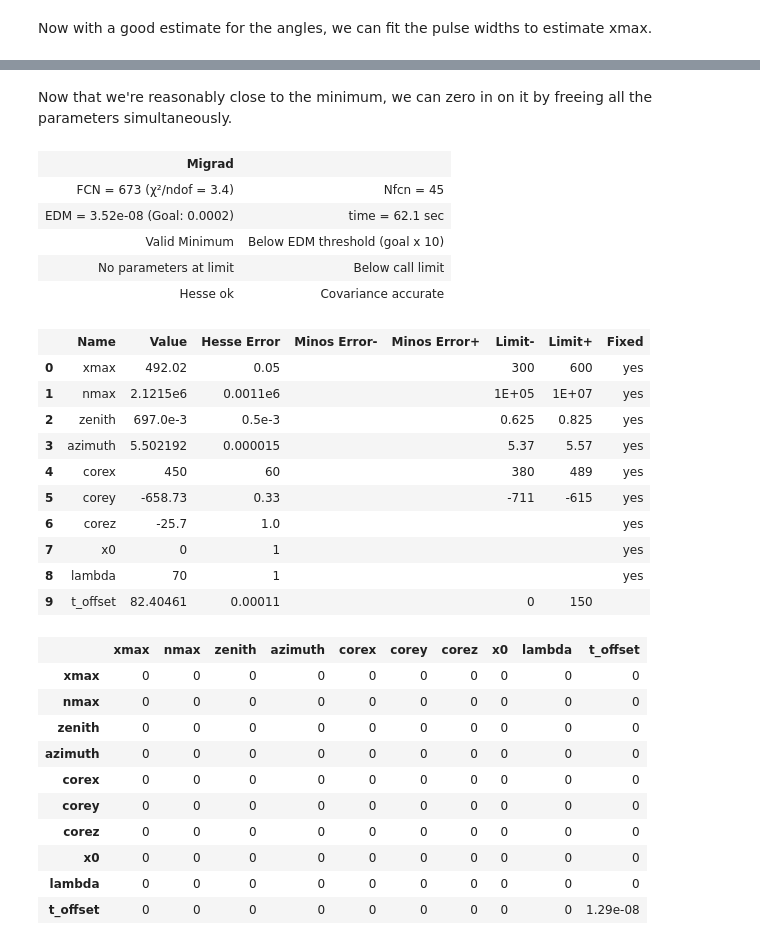
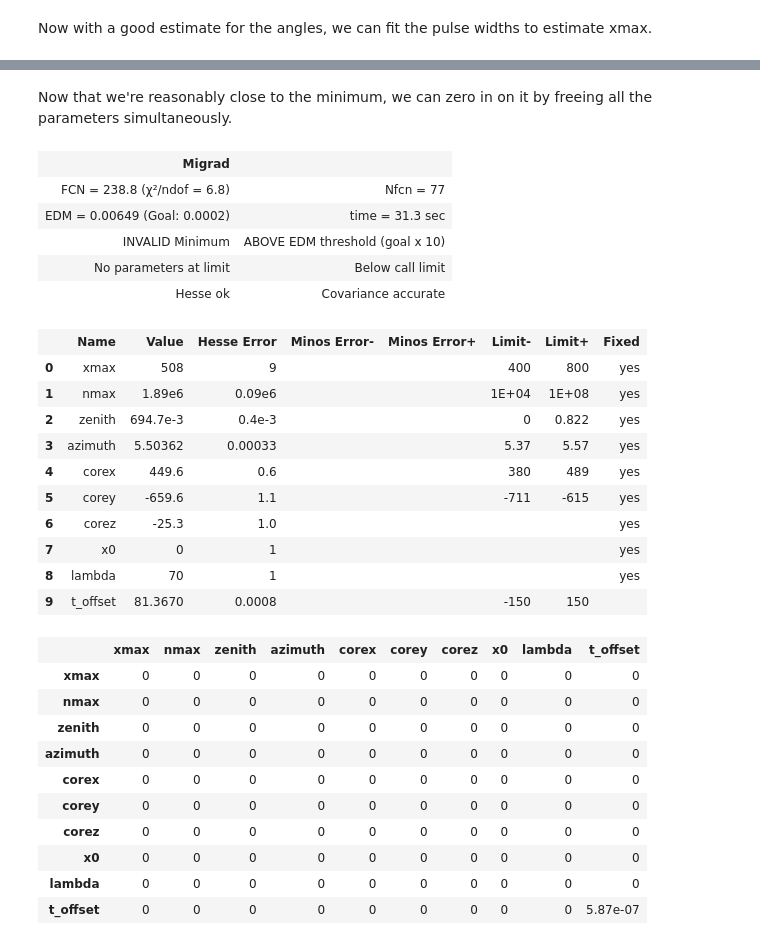
Before and after one commit to ikepc1/NIZ, a Jupyter notebook: niche_fitting.ipynb, the cells around one changed output, grey strips where cells are left out. Saved outputs shown, nothing was run; the diff lists cells and outputs as text; code cells hidden in the pictures.

```diff
--- a/niche_fitting.ipynb
+++ b/niche_fitting.ipynb
@@ -13,7 +14,7 @@ cfg = CounterConfig(data_files, noise_files)
 # %% [markdown]
 Now let's simulate an event with given shower parameters.
 # %%
-pars = [500.,2.e6,np.deg2rad(40.),np.deg2rad(315.), 450., -660.,-25.7,0,70,100.]
+pars = [500.,2.e6,np.deg2rad(40.),np.deg2rad(315.), 450., -660.,-25.25,0,70,80.]
 ev = BasicParams.get_event(pars)
 pe = ProcessEvents(cfg, frozen_noise=True)
 real_nfits = pe.gen_nfits_from_event(ev)
@@ -31,5 +43,5 @@ plot_event(ty)
 # %%
-guess = make_guess(ty, pf)
+guess = make_guess(ty, pf,cfg)
 # for i,p in enumerate(guess):
 #     guess[i].value = pars[i]
 [print(p) for p in guess];
@@ -187,29 +167,29 @@ m.hesse()
-# %% [markdown]
-Now that we're reasonably close to the minimum, we can zero in on it by freeing all the parameters simultaneously.
+# %% [markdown]
+Now that we're reasonably close to the minimum, we can zero in on it by freeing all the parameters simultaneously.
 # %%
 guess = update_guess(m)
-at = AllSamples(real_nfits, BasicParams, cfg)
+at = AllTunka(real_nfits, BasicParams, cfg)
 at.target_parameters = ['t_offset']
 m = init_minuit(at, guess)
 m.migrad()
 # %% [output]
 | Migrad |  |
-| FCN = 673 (χ²/ndof = 3.4) | Nfcn = 45 |
-| EDM = 3.52e-08 (Goal: 0.0002) | time = 62.1 sec |
-| Valid Minimum | Below EDM threshold (goal x 10) |
+| FCN = 238.8 (χ²/ndof = 6.8) | Nfcn = 77 |
+| EDM = 0.00649 (Goal: 0.0002) | time = 31.3 sec |
+| INVALID Minimum | ABOVE EDM threshold (goal x 10) |
 | No parameters at limit | Below call limit |
 | Hesse ok | Covariance accurate |
 |  | Name | Value | Hesse Error | Minos Error- | Minos Error+ | Limit- | Limit+ | Fixed |
-| 0 | xmax | 492.02 | 0.05 |  |  | 300 | 600 | yes |
-| 1 | nmax | 2.1215e6 | 0.0011e6 |  |  | 1E+05 | 1E+07 | yes |
-| 2 | zenith | 697.0e-3 | 0.5e-3 |  |  | 0.625 | 0.825 | yes |
-| 3 | azimuth | 5.502192 | 0.000015 |  |  | 5.37 | 5.57 | yes |
-| 4 | corex | 450 | 60 |  |  | 380 | 489 | yes |
-| 5 | corey | -658.73 | 0.33 |  |  | -711 | -615 | yes |
-| 6 | corez | -25.7 | 1.0 |  |  |  |  | yes |
+| 0 | xmax | 508 | 9 |  |  | 400 | 800 | yes |
+| 1 | nmax | 1.89e6 | 0.09e6 |  |  | 1E+04 | 1E+08 | yes |
+| 2 | zenith | 694.7e-3 | 0.4e-3 |  |  | 0 | 0.822 | yes |
+| 3 | azimuth | 5.50362 | 0.00033 |  |  | 5.37 | 5.57 | yes |
+| 4 | corex | 449.6 | 0.6 |  |  | 380 | 489 | yes |
+| 5 | corey | -659.6 | 1.1 |  |  | -711 | -615 | yes |
+| 6 | corez | -25.3 | 1.0 |  |  |  |  | yes |
 | 7 | x0 | 0 | 1 |  |  |  |  | yes |
 | 8 | lambda | 70 | 1 |  |  |  |  | yes |
-| 9 | t_offset | 82.40461 | 0.00011 |  |  | 0 | 150 |  |
+| 9 | t_offset | 81.3670 | 0.0008 |  |  | -150 | 150 |  |
 |  | xmax | nmax | zenith | azimuth | corex | corey | corez | x0 | lambda | t_offset |
 | xmax | 0 | 0 | 0 | 0 | 0 | 0 | 0 | 0 | 0 | 0 |
 | nmax | 0 | 0 | 0 | 0 | 0 | 0 | 0 | 0 | 0 | 0 |
@@ -220,4 +200,4 @@ m.migrad()
 | corez | 0 | 0 | 0 | 0 | 0 | 0 | 0 | 0 | 0 | 0 |
 | x0 | 0 | 0 | 0 | 0 | 0 | 0 | 0 | 0 | 0 | 0 |
 | lambda | 0 | 0 | 0 | 0 | 0 | 0 | 0 | 0 | 0 | 0 |
-| t_offset | 0 | 0 | 0 | 0 | 0 | 0 | 0 | 0 | 0 | 1.29e-08 |
+| t_offset | 0 | 0 | 0 | 0 | 0 | 0 | 0 | 0 | 0 | 5.87e-07 |
```
Also changed, not shown: parts of 33 cells of this notebook, 23 other files.
